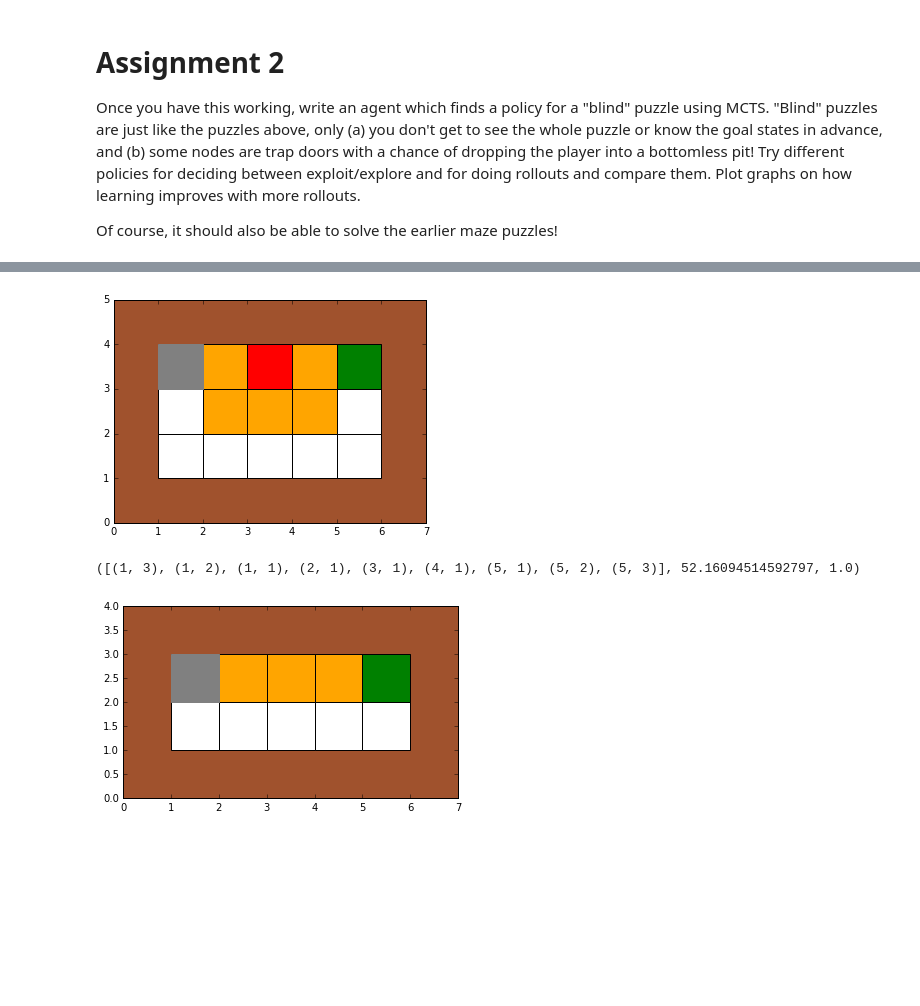
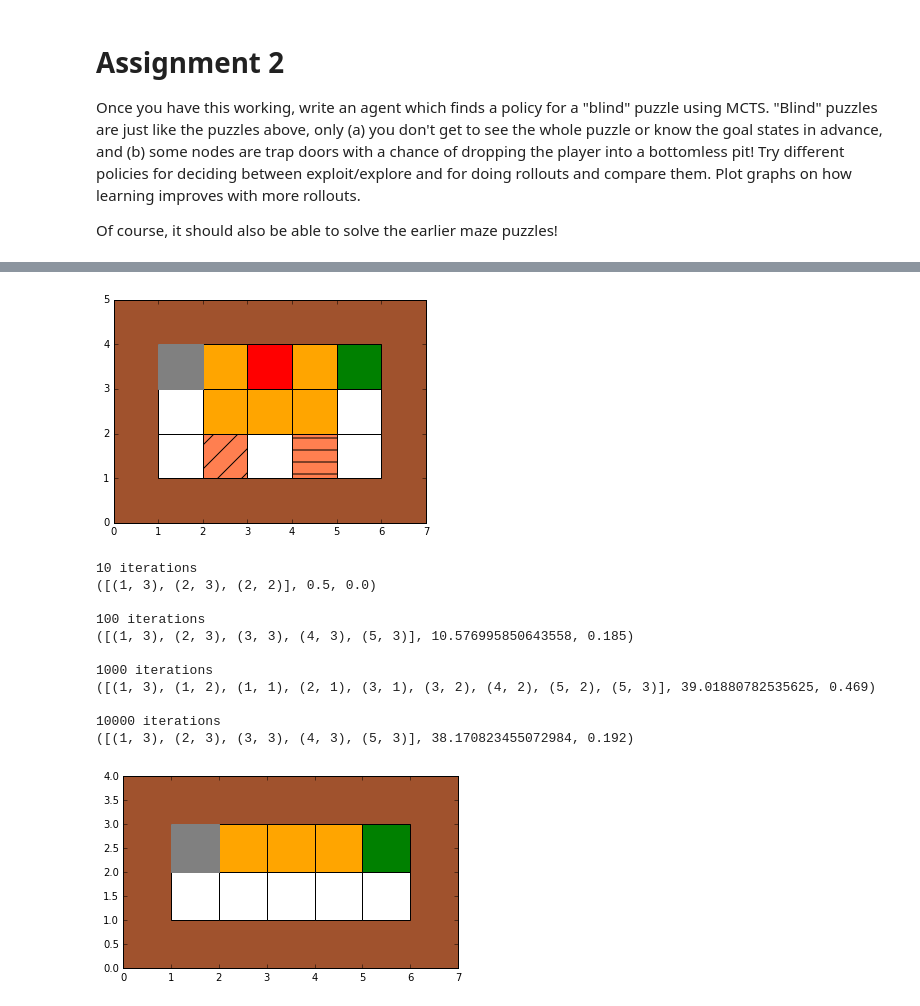
Before and after one commit to AndrewHess/spcs-ai, a Jupyter notebook: projects/3-mazes/Hess.ipynb, the cells around one changed output, grey strips where cells are left out. Cells and saved outputs as stored; diff of their text form; code cells hidden in the pictures; blank space fills up the shorter version.

Commit message:
Assignment 2 works and shows how success changes with differing iterations for learning

```diff
--- a/projects/3-mazes/Hess.ipynb
+++ b/projects/3-mazes/Hess.ipynb
@@ -749,7 +518,7 @@ def mcts(maze_obj,iterations):
 
         # find the threashold
         limit = 1 - (1/math.sqrt(iterations))
-        # limit = 0.1
+
         iterations = iterations -1
 
         cur_node = root
@@ -759,8 +528,6 @@ def mcts(maze_obj,iterations):
         came_from[hash(maze)] = None
 
         done = False
-     #   maze.player_alive = True
-     #   maze.player_pos = start
         while maze.player_alive and not maze.is_at_exit() and not done:
             if len(cur_node.children) == 0:
                 done = True
@@ -865,9 +632,6 @@ def mcts(maze_obj,iterations):
             while path[len(path) -i] == "switch": # and i <= len(path):
                 i += 1
 
-            if path[len(path) -i] == "switch":
-                print("what?")
-
             (x, y) = path[len(path) -i]
             (dx, dy) = action
             path.append((x + dx, y + dy))
@@ -883,39 +647,61 @@ def mcts(maze_obj,iterations):
         pathCopy.reverse()
 
         # get rid of the first item becuase it is the start position
         pathCopy.pop()
 
         maze = maze_obj.clone()
-       # maze.player_alive = True
-       # maze.player_pos = start
 
         # go through the path
         while maze.player_alive and len(pathCopy) > 0:
             tup = pathCopy.pop()
             if tup == "switch":
                 maze.toggle()
             else:
                 maze.move_player(tup[0] - maze.player_pos[0], tup[1] - maze.player_pos[1])
 
         if maze.is_at_exit():
             success += 1
 
     return (path, root.value[0], success/times)
 
 def myMaze():
     return Maze([
             "#######",
             "#@.0AX#",
             "#######"
         ])
 
-maze = maze6()
+def myMaze2():
+    return Maze([
+        "#######",
+        "#@?!?X#",
+        "#.???.#",
+        "#.0.A.#",
+        "#######"
+        ])
+
+maze = myMaze2()
 
 maze.draw()
-print(mcts(maze, 1000))
+#print(mcts(maze, 1000))
+
+for i in [10, 100, 1000, 10000]:
+    print(i, "iterations")
+    print(mcts(maze, i))
+    print()
 # %% [output]
-[figure, old version]
+[figure, new version]
-([(1, 3), (1, 2), (1, 1), (2, 1), (3, 1), (4, 1), (5, 1), (5, 2), (5, 3)], 52.16094514592797, 1.0)
+10 iterations
+([(1, 3), (2, 3), (2, 2)], 0.5, 0.0)
+
+100 iterations
+([(1, 3), (2, 3), (3, 3), (4, 3), (5, 3)], 10.576995850643558, 0.185)
+
+1000 iterations
+([(1, 3), (1, 2), (1, 1), (2, 1), (3, 1), (3, 2), (4, 2), (5, 2), (5, 3)], 39.01880782535625, 0.469)
+
+10000 iterations
+([(1, 3), (2, 3), (3, 3), (4, 3), (5, 3)], 38.170823455072984, 0.192)
 # %%
 def maze5():
     return Maze([
```
Also changed, not shown: parts of 1 cell of this notebook.
